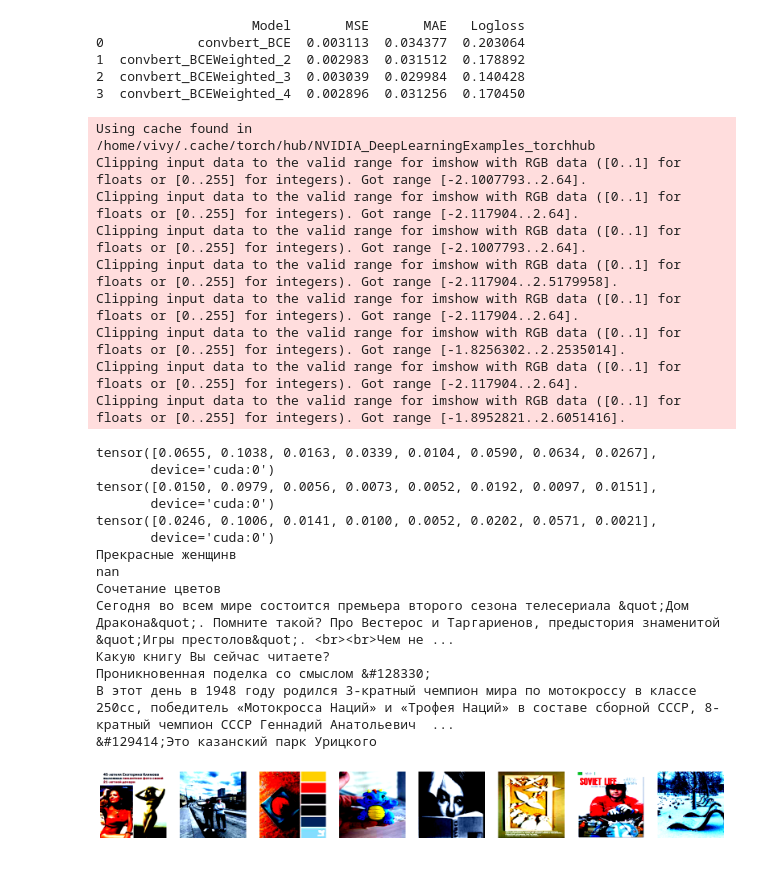
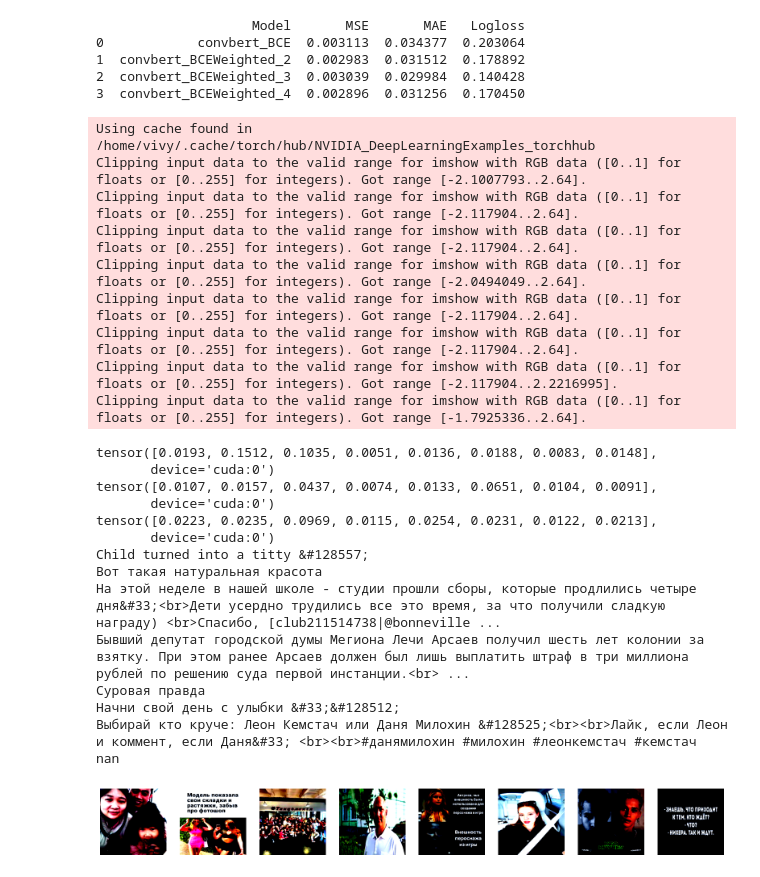
Before and after one commit to Octopupu5/vk-lab-test, a Jupyter notebook: recsys/visualizing_models.ipynb, the cells around one changed output. Saved outputs shown, nothing was run; the diff lists cells and outputs as text; code cells hidden in the pictures.

```diff
--- a/recsys/visualizing_models.ipynb
+++ b/recsys/visualizing_models.ipynb
@@ -187,49 +187,49 @@ convbert.eval()
 
 with torch.no_grad():
     for batch_idx, data in enumerate(test_loader, 0):
-        if batch_idx != 1:
+        if batch_idx != 30:
             continue
         images = data["img"].to(device)
         ids = data["input_ids"].to(device, dtype=torch.long)
         mask = data["attention_mask"].to(device, dtype=torch.long)
         token_ids = data["token_type_ids"].to(device, dtype=torch.long)
         targets = data["target"].to(device, dtype=torch.float).squeeze()
         outputs_effnet = effnet(images).squeeze()
         outputs_convbert = convbert(ids, mask, token_ids, images).squeeze()
 
         images = images.permute(0, 2, 3, 1).cpu().numpy()
         fig, axs = plt.subplots(1, len(images), figsize=(20, 5))
         print(outputs_effnet)
         print(outputs_convbert)
         print(targets)
 
         for i, img in enumerate(images):
             axs[i].imshow(img)
             axs[i].axis('off')
             print(test_df.iloc[8 * batch_idx + i]["text"])
         break
 # %% [output]
 Using cache found in /home/vivy/.cache/torch/hub/NVIDIA_DeepLearningExamples_torchhub
 Clipping input data to the valid range for imshow with RGB data ([0..1] for floats or [0..255] for integers). Got range [-2.1007793..2.64].
 Clipping input data to the valid range for imshow with RGB data ([0..1] for floats or [0..255] for integers). Got range [-2.117904..2.64].
-Clipping input data to the valid range for imshow with RGB data ([0..1] for floats or [0..255] for integers). Got range [-2.1007793..2.64].
-Clipping input data to the valid range for imshow with RGB data ([0..1] for floats or [0..255] for integers). Got range [-2.117904..2.5179958].
 Clipping input data to the valid range for imshow with RGB data ([0..1] for floats or [0..255] for integers). Got range [-2.117904..2.64].
-Clipping input data to the valid range for imshow with RGB data ([0..1] for floats or [0..255] for integers). Got range [-1.8256302..2.2535014].
+Clipping input data to the valid range for imshow with RGB data ([0..1] for floats or [0..255] for integers). Got range [-2.0494049..2.64].
 Clipping input data to the valid range for imshow with RGB data ([0..1] for floats or [0..255] for integers). Got range [-2.117904..2.64].
-Clipping input data to the valid range for imshow with RGB data ([0..1] for floats or [0..255] for integers). Got range [-1.8952821..2.6051416].
+Clipping input data to the valid range for imshow with RGB data ([0..1] for floats or [0..255] for integers). Got range [-2.117904..2.64].
+Clipping input data to the valid range for imshow with RGB data ([0..1] for floats or [0..255] for integers). Got range [-2.117904..2.2216995].
+Clipping input data to the valid range for imshow with RGB data ([0..1] for floats or [0..255] for integers). Got range [-1.7925336..2.64].
-tensor([0.0655, 0.1038, 0.0163, 0.0339, 0.0104, 0.0590, 0.0634, 0.0267],
+tensor([0.0193, 0.1512, 0.1035, 0.0051, 0.0136, 0.0188, 0.0083, 0.0148],
        device='cuda:0')
-tensor([0.0150, 0.0979, 0.0056, 0.0073, 0.0052, 0.0192, 0.0097, 0.0151],
+tensor([0.0107, 0.0157, 0.0437, 0.0074, 0.0133, 0.0651, 0.0104, 0.0091],
        device='cuda:0')
-tensor([0.0246, 0.1006, 0.0141, 0.0100, 0.0052, 0.0202, 0.0571, 0.0021],
+tensor([0.0223, 0.0235, 0.0969, 0.0115, 0.0254, 0.0231, 0.0122, 0.0213],
        device='cuda:0')
-Прекрасные женщинв
+Child turned into a titty &#128557;
+Вот такая натуральная красота
+На этой неделе в нашей школе - студии прошли сборы, которые продлились четыре дня&#33;<br>Дети усердно трудились все это время, за что получили сладкую награду) <br>Спасибо, [club211514738|@bonneville ...
+Бывший депутат городской думы Мегиона Лечи Арсаев получил шесть лет колонии за взятку. При этом ранее Арсаев должен был лишь выплатить штраф в три миллиона рублей по решению суда первой инстанции.<br> ...
+Суровая правда
+Начни свой день с улыбки &#33;&#128512;
+Выбирай кто круче: Леон Кемстач или Даня Милохин &#128525;<br><br>Лайк, если Леон и коммент, если Даня&#33; <br><br>#данямилохин #милохин #леонкемстач #кемстач
 nan
-Сочетание цветов
-Сегодня во всем мире состоится премьера второго сезона телесериала &quot;Дом Дракона&quot;. Помните такой? Про Вестерос и Таргариенов, предыстория знаменитой &quot;Игры престолов&quot;. <br><br>Чем не ...
-Какую книгу Вы сейчас читаете?
-Проникновенная поделка со смыслом &#128330;
-В этот день в 1948 году родился 3-кратный чемпион мира по мотокроссу в классе 250сс, победитель «Мотокросса Наций» и «Трофея Наций» в составе сборной СССР, 8-кратный чемпион СССР Геннадий Анатольевич  ...
-&#129414;Это казанский парк Урицкого
-[figure, old version]
+[figure, new version]
```
Also changed, not shown: 1 other file.
